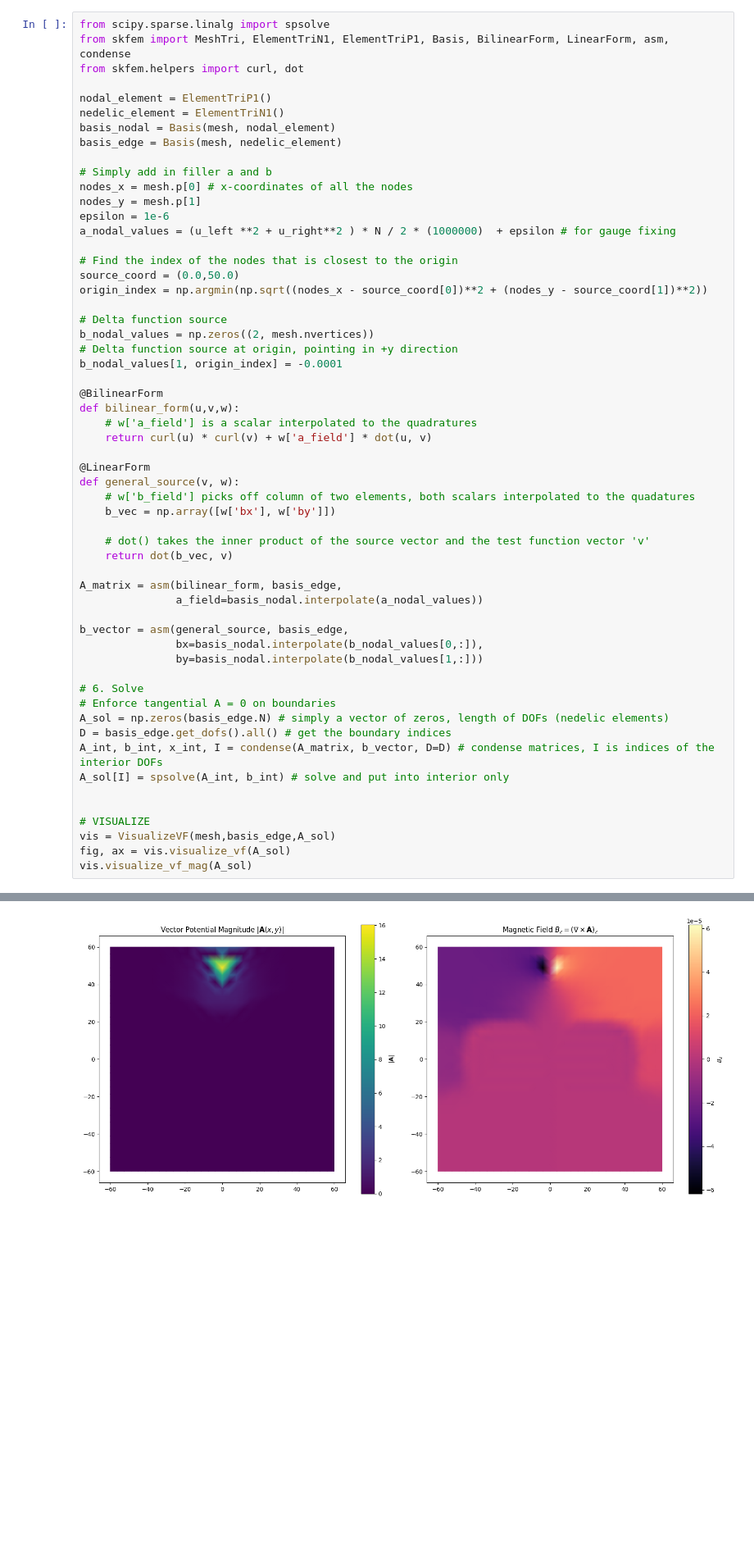
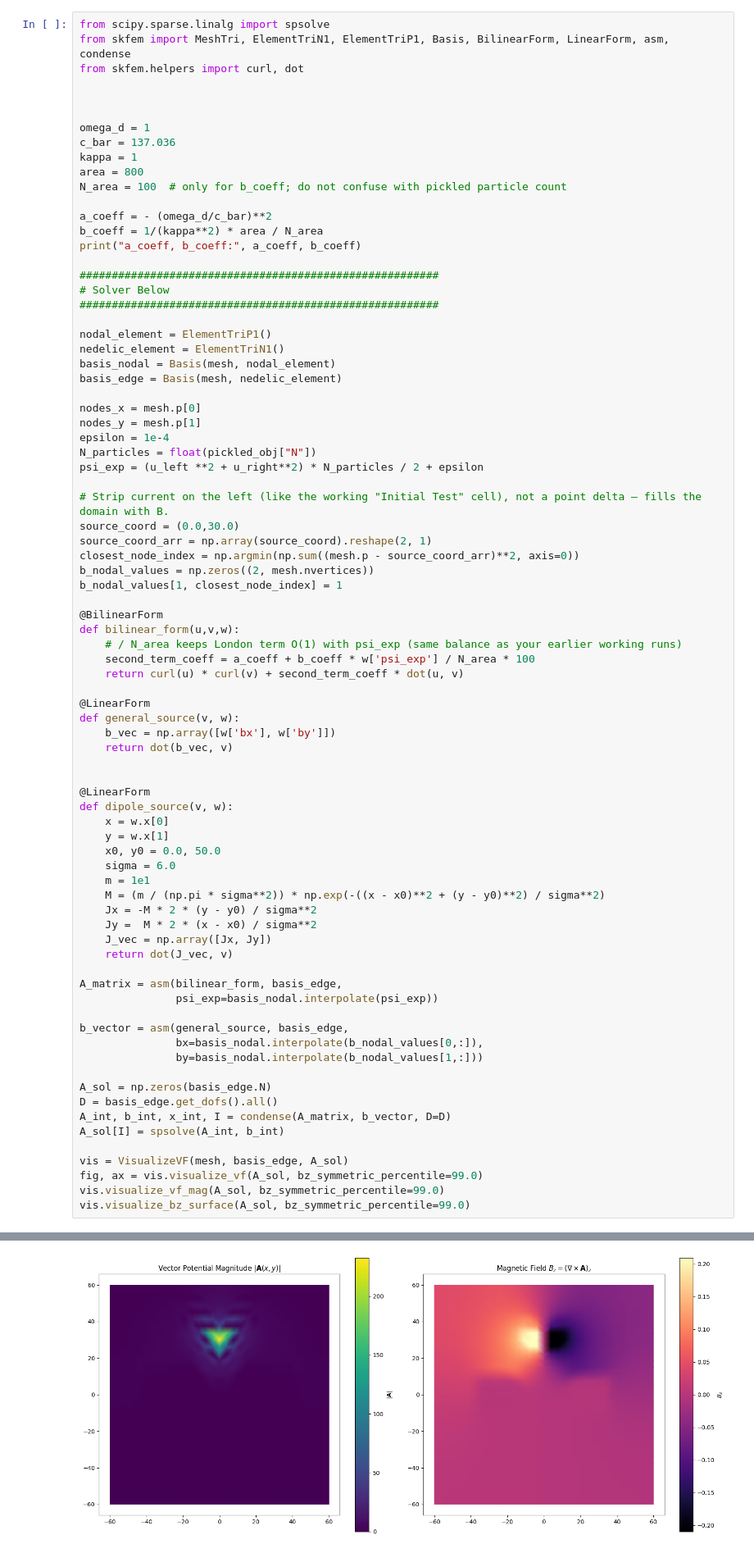
Before and after one commit to vcaipu/cqednumerics, a Jupyter notebook: RabiLondon/2DMaxwells.ipynb, the cells around one changed output, grey strips where cells are left out. Shown at 82% size. Drawn from its saved outputs; the diff is of its cells as text; blank space fills up the shorter version.

```diff
--- a/RabiLondon/2DMaxwells.ipynb
+++ b/RabiLondon/2DMaxwells.ipynb
@@ -43,57 +53,80 @@ Number of elements: 2048
 from scipy.sparse.linalg import spsolve
 from skfem import MeshTri, ElementTriN1, ElementTriP1, Basis, BilinearForm, LinearForm, asm, condense
 from skfem.helpers import curl, dot
+
+
+
+omega_d = 1
+c_bar = 137.036
+kappa = 1
+area = 800
+N_area = 100  # only for b_coeff; do not confuse with pickled particle count
+
+a_coeff = - (omega_d/c_bar)**2
+b_coeff = 1/(kappa**2) * area / N_area
+print("a_coeff, b_coeff:", a_coeff, b_coeff)
+
+########################################################
+# Solver Below
+########################################################
 
 nodal_element = ElementTriP1()
 nedelic_element = ElementTriN1()
 basis_nodal = Basis(mesh, nodal_element)
 basis_edge = Basis(mesh, nedelic_element)
 
-# Simply add in filler a and b
-nodes_x = mesh.p[0] # x-coordinates of all the nodes
+nodes_x = mesh.p[0]
 nodes_y = mesh.p[1]
-epsilon = 1e-6
-a_nodal_values = (u_left **2 + u_right**2 ) * N / 2 * (1000000)  + epsilon # for gauge fixing
+epsilon = 1e-4
+N_particles = float(pickled_obj["N"])
+psi_exp = (u_left **2 + u_right**2) * N_particles / 2 + epsilon
 
-# Find the index of the nodes that is closest to the origin
-source_coord = (0.0,50.0)
-origin_index = np.argmin(np.sqrt((nodes_x - source_coord[0])**2 + (nodes_y - source_coord[1])**2))
-
-# Delta function source
+# Strip current on the left (like the working "Initial Test" cell), not a point delta — fills the domain with B.
+source_coord = (0.0,30.0)
+source_coord_arr = np.array(source_coord).reshape(2, 1)
+closest_node_index = np.argmin(np.sum((mesh.p - source_coord_arr)**2, axis=0))
 b_nodal_values = np.zeros((2, mesh.nvertices))
-# Delta function source at origin, pointing in +y direction
-b_nodal_values[1, origin_index] = -0.0001
+b_nodal_values[1, closest_node_index] = 1
 
 @BilinearForm
 def bilinear_form(u,v,w):
-    # w['a_field'] is a scalar interpolated to the quadratures
-    return curl(u) * curl(v) + w['a_field'] * dot(u, v)
+    # / N_area keeps London term O(1) with psi_exp (same balance as your earlier working runs)
+    second_term_coeff = a_coeff + b_coeff * w['psi_exp'] / N_area * 100
+    return curl(u) * curl(v) + second_term_coeff * dot(u, v)
 
 @LinearForm
 def general_source(v, w):
-    # w['b_field'] picks off column of two elements, both scalars interpolated to the quadatures
     b_vec = np.array([w['bx'], w['by']])
-
-    # dot() takes the inner product of the source vector and the test function vector 'v'
     return dot(b_vec, v)
 
+
+@LinearForm
+def dipole_source(v, w):
+    x = w.x[0]
+    y = w.x[1]
+    x0, y0 = 0.0, 50.0
+    sigma = 6.0
+    m = 1e1
+    M = (m / (np.pi * sigma**2)) * np.exp(-((x - x0)**2 + (y - y0)**2) / sigma**2)
+    Jx = -M * 2 * (y - y0) / sigma**2
+    Jy =  M * 2 * (x - x0) / sigma**2
+    J_vec = np.array([Jx, Jy])
+    return dot(J_vec, v)
+
 A_matrix = asm(bilinear_form, basis_edge,
-               a_field=basis_nodal.interpolate(a_nodal_values))
+               psi_exp=basis_nodal.interpolate(psi_exp))
 
 b_vector = asm(general_source, basis_edge,
                bx=basis_nodal.interpolate(b_nodal_values[0,:]),
                by=basis_nodal.interpolate(b_nodal_values[1,:]))
 
-# 6. Solve
-# Enforce tangential A = 0 on boundaries
-A_sol = np.zeros(basis_edge.N) # simply a vector of zeros, length of DOFs (nedelic elements)
-D = basis_edge.get_dofs().all() # get the boundary indices
-A_int, b_int, x_int, I = condense(A_matrix, b_vector, D=D) # condense matrices, I is indices of the interior DOFs
-A_sol[I] = spsolve(A_int, b_int) # solve and put into interior only
+A_sol = np.zeros(basis_edge.N)
+D = basis_edge.get_dofs().all()
+A_int, b_int, x_int, I = condense(A_matrix, b_vector, D=D)
+A_sol[I] = spsolve(A_int, b_int)
 
-
-# VISUALIZE
-vis = VisualizeVF(mesh,basis_edge,A_sol)
-fig, ax = vis.visualize_vf(A_sol)
-vis.visualize_vf_mag(A_sol)
+vis = VisualizeVF(mesh, basis_edge, A_sol)
+fig, ax = vis.visualize_vf(A_sol, bz_symmetric_percentile=99.0)
+vis.visualize_vf_mag(A_sol, bz_symmetric_percentile=99.0)
+vis.visualize_bz_surface(A_sol, bz_symmetric_percentile=99.0)
 # %% [output]
@@ -101 +135 @@ vis.visualize_vf_mag(A_sol)
-[figure, old version]
+[figure, new version]
```
Also changed, not shown: parts of 2 cells of this notebook, 3 other files.
